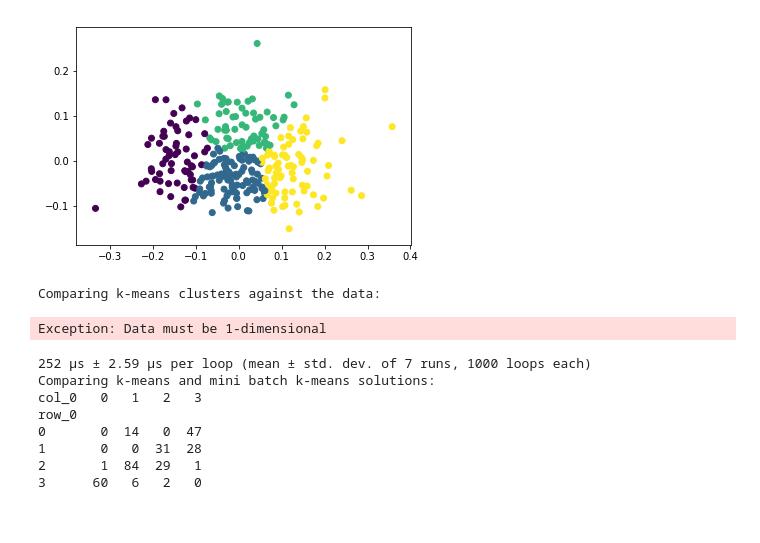
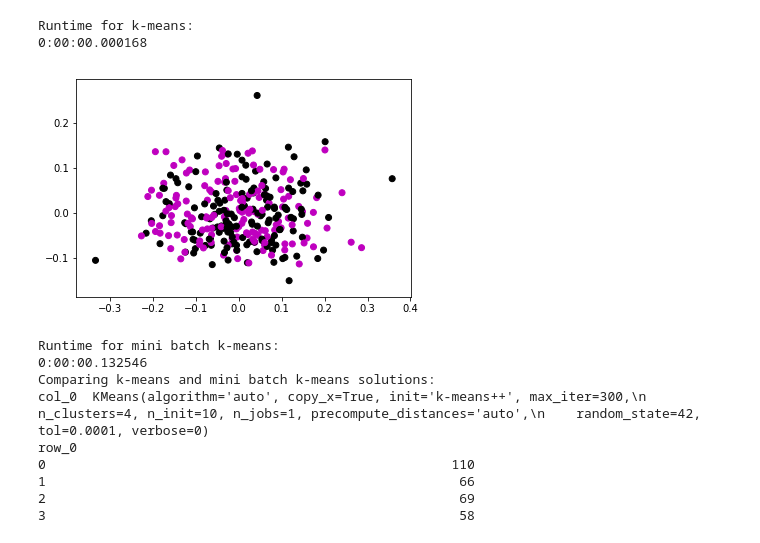
Before and after one commit to milabknowin/Thinkful, a Jupyter notebook: Unsupervised_Learning/Clusters/K_Means.ipynb, the cells around one changed output. Cells and saved outputs as stored; diff of their text form; code cells hidden in the pictures.

Commit message:
updated k-means model, added distplot()

```diff
--- a/Unsupervised_Learning/Clusters/K_Means.ipynb
+++ b/Unsupervised_Learning/Clusters/K_Means.ipynb
@@ -24,26 +22,26 @@ X = X.replace(to_replace='?', value=0)
 # %%
 # Normalize the data.
 X_norm = normalize(X)
 
 # Reduce it to two components.
 X_pca = PCA(2).fit_transform(X_norm)
 
 # Calculate predicted values.
-km = KMeans(n_clusters=4, random_state=42).fit_predict(X_pca)
+km = KMeans(n_clusters=4, random_state=42)
+km.fit_predict(X_pca)
+
+startTime = datetime.now()
+print('Runtime for k-means:')
+print(datetime.now() - startTime)
 
 # Plot the solution.
-plt.scatter(X_pca[:, 0], X_pca[:, 1], c=km)
+plt.scatter(X_pca[:, 0], X_pca[:, 1], c='km')
 plt.show()
-X_pca.ravel()
-# Check the solution against the data.
-print('Comparing k-means clusters against the data:')
-print(pd.crosstab(km, X_pca))
 # %% [output]
+Runtime for k-means:
+0:00:00.000168
-[figure, old version]
+[figure, new version]
-Comparing k-means clusters against the data:
-Exception: Data must be 1-dimensional
 # %%
-# Each batch will be made up of 200 data points.
 minibatchkmeans = MiniBatchKMeans(
     init='random',
     n_clusters=4,
@@ -51,19 +49,24 @@ minibatchkmeans = MiniBatchKMeans(
 minibatchkmeans.fit(X_pca)
 
 # Add the new predicted cluster memberships to the data frame.
-%timeit predict_mini = minibatchkmeans.predict(X_pca)
+
+predict_mini = minibatchkmeans.predict(X_pca)
+
+print('Runtime for mini batch k-means:')
+print(datetime.now() - startTime)
 
 # Check the MiniBatch model against our earlier one.
 print('Comparing k-means and mini batch k-means solutions:')
 print(pd.crosstab(predict_mini, km))
 # %% [output]
-252 µs ± 2.59 µs per loop (mean ± std. dev. of 7 runs, 1000 loops each)
+Runtime for mini batch k-means:
+0:00:00.132546
 Comparing k-means and mini batch k-means solutions:
-col_0   0   1   2   3
+col_0  KMeans(algorithm='auto', copy_x=True, init='k-means++', max_iter=300,\n    n_clusters=4, n_init=10, n_jobs=1, precompute_distances='auto',\n    random_state=42, tol=0.0001, verbose=0)
 row_0
-0       0  14   0  47
-1       0   0  31  28
-2       1  84  29   1
-3      60   6   2   0
+0                                                    110
+1                                                     66
+2                                                     69
+3                                                     58
 # %%
 km.labels_
```
Also changed, not shown: parts of 8 cells of this notebook.
